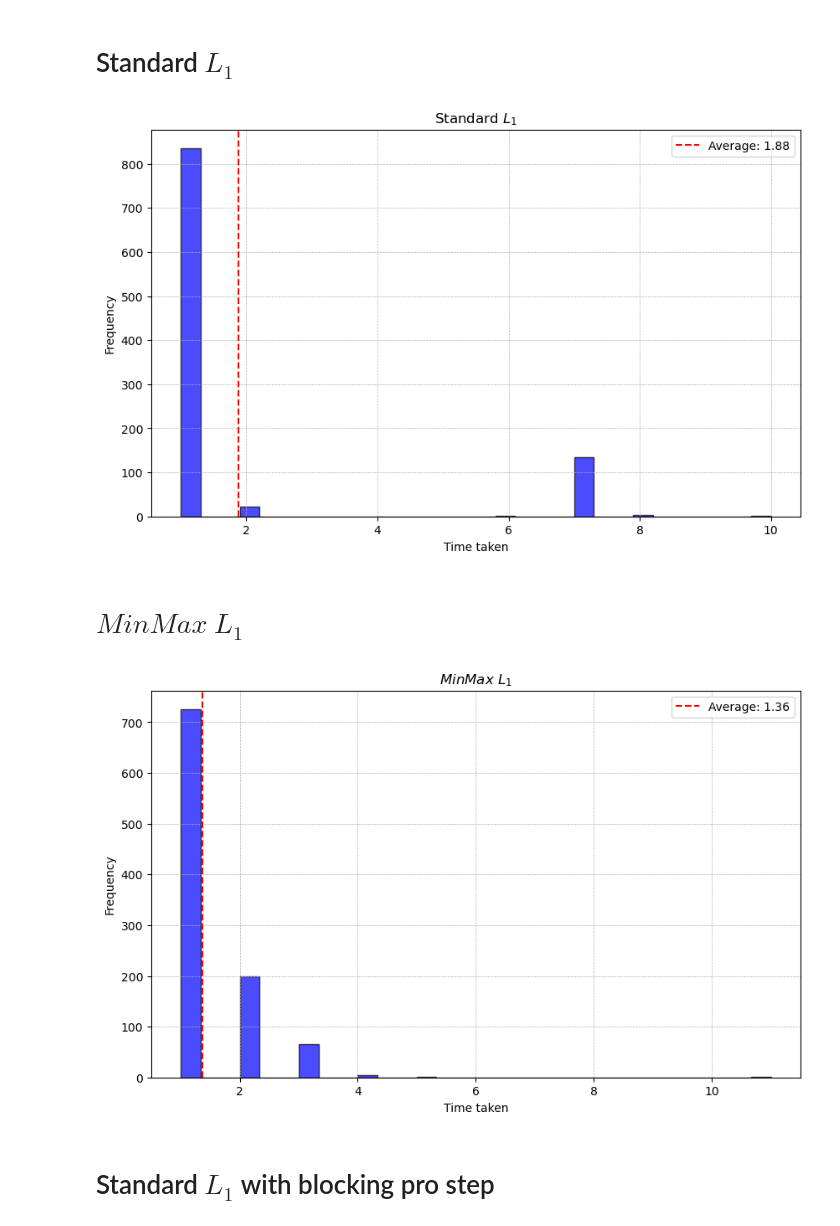
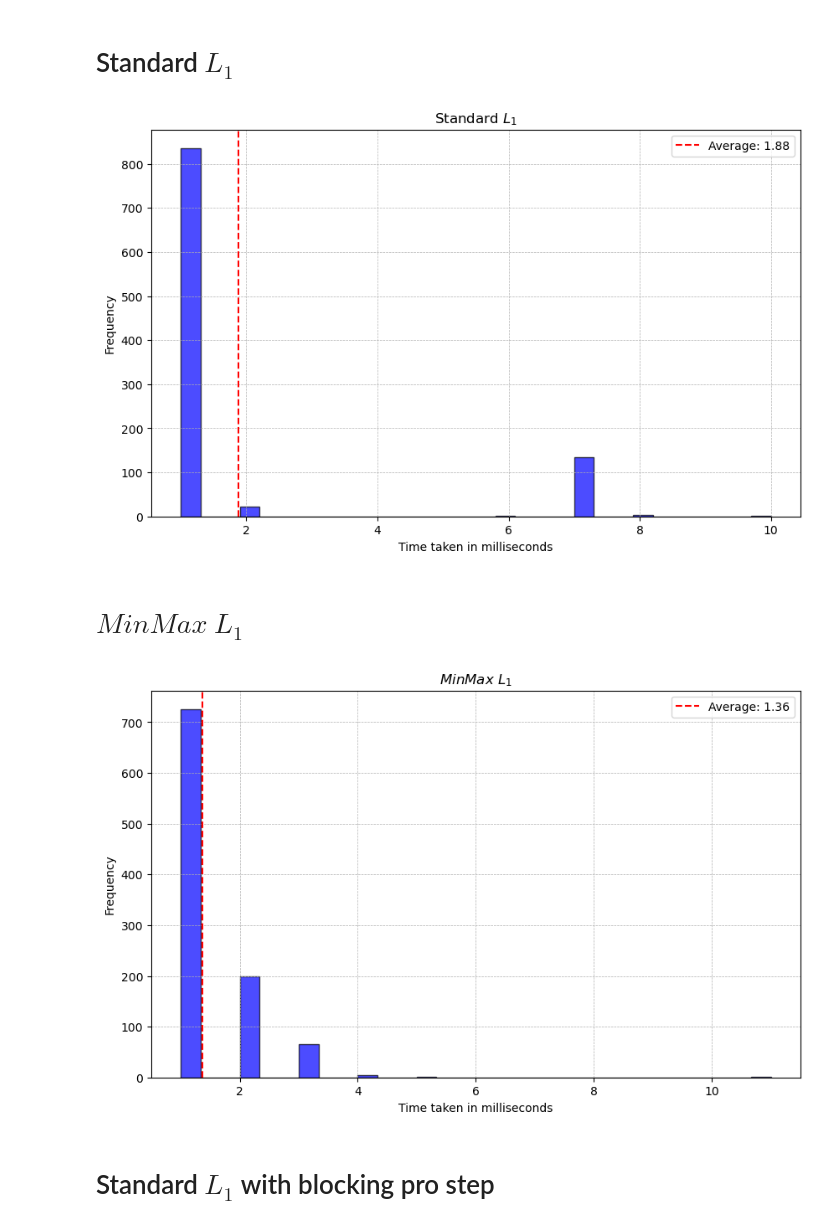
Before and after one commit to stagnu-m/BA-source-files, a Jupyter notebook: Experiment_1/Experiment_1.ipynb, the cells around one changed output. Drawn from its saved outputs; the diff is of its cells as text; code cells hidden in the pictures.

Commit message:
edited graphs description

```diff
--- a/Experiment_1/Experiment_1.ipynb
+++ b/Experiment_1/Experiment_1.ipynb
@@ -54,19 +54,19 @@ with open('Data/Standard_L_1_after_solution.txt', 'r') as f:
 # %%
 # Calculate the average
 Standard_L_1_average = np.mean(Standard_L_1[:1000])
 
 # Plotting the histogram
 plt.figure(figsize=(10, 6))
 plt.hist(Standard_L_1[:1000], bins=30, color='blue', edgecolor='black', alpha=0.7)
 plt.axvline(Standard_L_1_average, color='red', linestyle='--', label=f'Average: {Standard_L_1_average:.2f}')
 plt.title("Standard $L_1$")
-plt.xlabel("Time taken")
+plt.xlabel("Time taken in milliseconds")
 plt.ylabel("Frequency")
 plt.legend()
 plt.grid(True, linestyle="--", linewidth=0.5)
 plt.show()
 # %% [output]
-[figure, old version]
+[figure, new version]
 # %% [markdown]
 # $MinMax$ $L_1$
 # %%
@@ -78,13 +78,13 @@ plt.figure(figsize=(10, 6))
 plt.hist(MinMax_L_1[:1000], bins=30, color='blue', edgecolor='black', alpha=0.7)
 plt.axvline(MinMax_L_1_average, color='red', linestyle='--', label=f'Average: {MinMax_L_1_average:.2f}')
 plt.title("$MinMax$ $L_1$")
-plt.xlabel("Time taken")
+plt.xlabel("Time taken in milliseconds")
 plt.ylabel("Frequency")
 plt.legend()
 plt.grid(True, linestyle="--", linewidth=0.5)
 plt.show()
 # %% [output]
-[figure, old version]
+[figure, new version]
 # %% [markdown]
 # Standard $L_1$ with blocking pro step
 # %%
```
Also changed, not shown: parts of 2 cells of this notebook.
